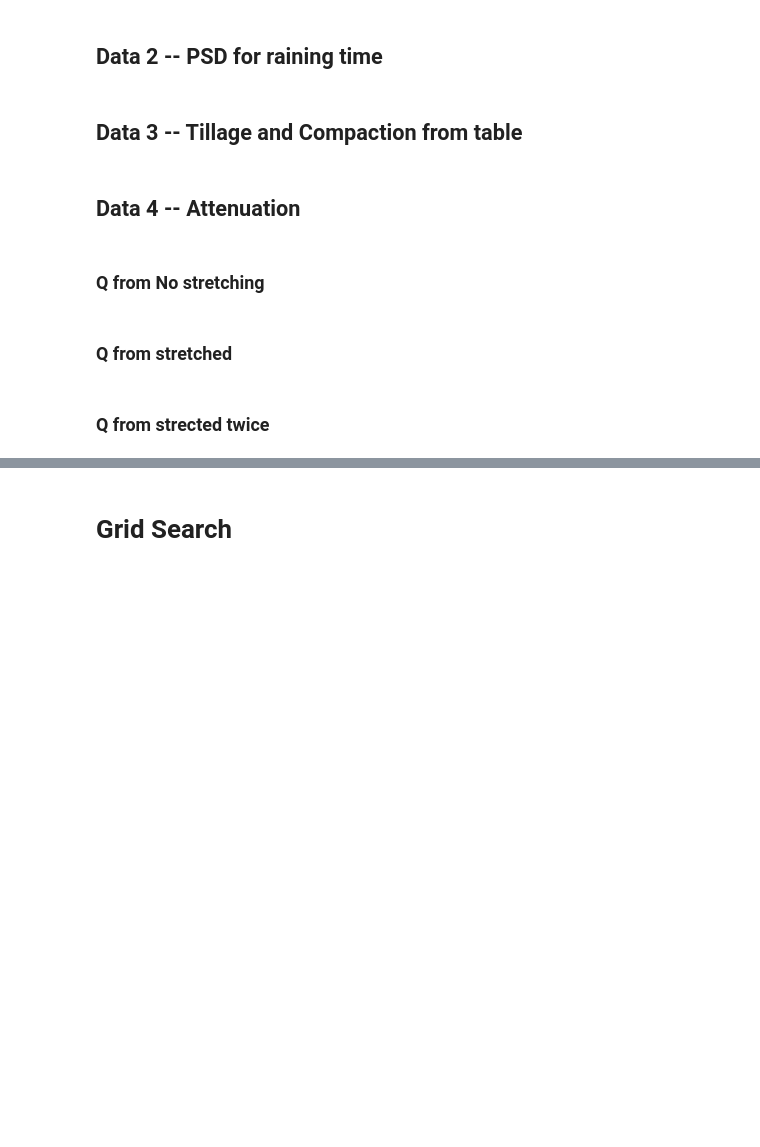
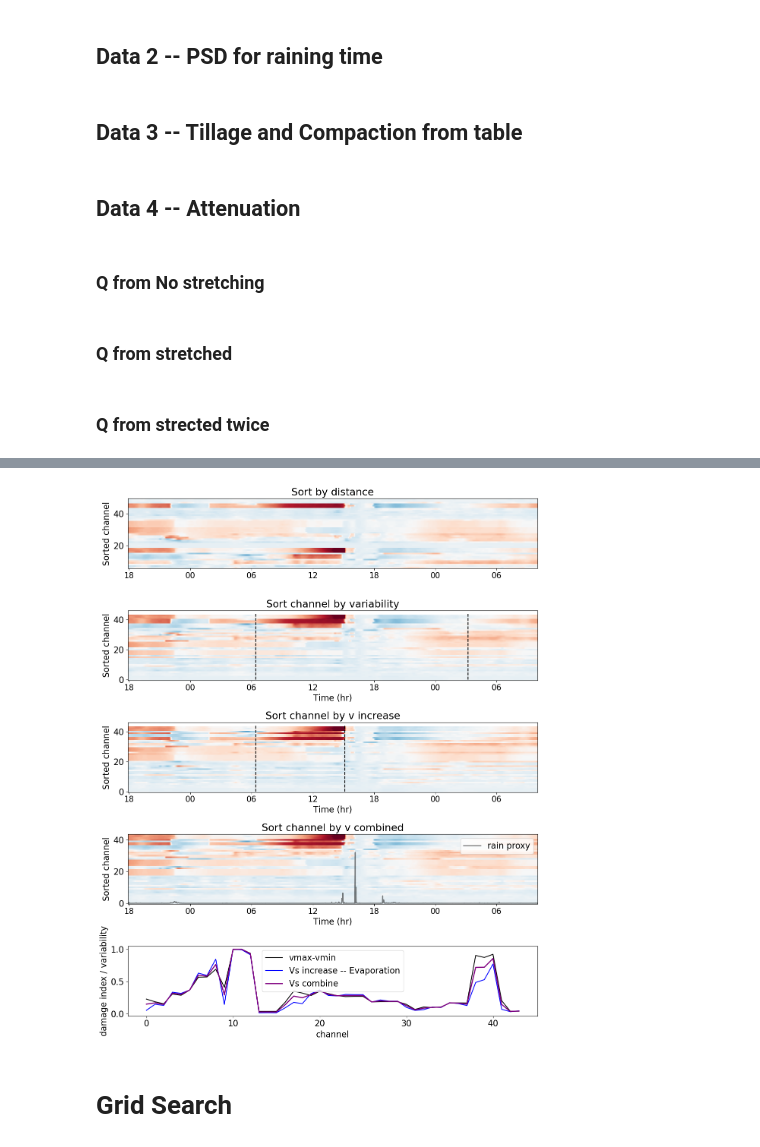
Before and after one commit to Denolle-Lab/FarmDAS, a Jupyter notebook: dvv_and_model/Fig3_spatial_damage.ipynb, the cells around one changed output, grey strips where cells are left out. Cells and saved outputs as stored; diff of their text form; code cells hidden in the pictures; blank space fills up the shorter version.

```diff
--- a/dvv_and_model/Fig3_spatial_damage.ipynb
+++ b/dvv_and_model/Fig3_spatial_damage.ipynb
@@ -31,17 +39,18 @@ dchan = 3.19
 #     amp = f['smooth1d_dvv'][:]
 
 
-with h5py.File('data/final_peaks_deRatio_2iterations.h5', 'r') as f:
+with h5py.File(os.path.join(data_dir, 'final_peaks_deRatio_3iterations.h5'), 'r') as f:
     deratio_dvv = f['deratio_dvv'][:]
 
 interp_f = interp1d(np.arange(0,2408,5), deratio_dvv, axis=-1, bounds_error=False, fill_value="extrapolate")
 interp_dvv = interp_f(np.arange(2408))
 amp = gaussian_filter1d(interp_dvv, sigma=4, axis=-1)
 
-minamp= np.nanmin(amp[:,800:1520], axis=1)
-maxamp= np.nanmax(amp[:,800:1520], axis=1)
+minamp= np.nanmin(amp[:,750:2000], axis=1)
+maxamp= np.nanmax(amp[:,750:2000], axis=1)
 
 dvv_range = maxamp - minamp
+# dvv_range = maxamp
 # %% [markdown]
 ## Data 2 -- PSD for raining time
 # %%
@@ -165,0 +126,83 @@ interp_paras.to_csv('data/interp_dv_tillage_tire.csv')
+# %%
+# with h5py.File('data/final_peaks_interp_smooth_15_60Hz.h5', 'r') as f:
+#     dvv_all = f['smooth1d_dvv'][:]
+
+# dvv_all = dvv_all - np.repeat(np.mean(dvv_all[:, 1345:1400], axis=1)[:, np.newaxis], 2408, axis=1)
+
+dvv_all = amp
+
+fig, axs = plt.subplots(5, 1, figsize=(12, 15), tight_layout=True)
+
+# Plot 1: Sort channel by mechanical damage
+axs[0].pcolormesh(np.arange(2408), np.arange(44)+6, dvv_all[6:], shading='auto', vmin=-0.5, vmax=0.6, cmap='RdBu_r')
+axs[0].set_title('Sort by distance')
+axs[0].set_xticks(xax)
+axs[0].set_xticklabels(hrax, fontsize=15)
+axs[0].set_ylabel('Sorted channel')
+
+# Plot 2: Sort channel by variability
+trim_dvv = dvv_all[6:51, 750:2000]
+variability_all = np.nanmax(trim_dvv, axis=1) - np.nanmin(trim_dvv, axis=1)
+axs[4].plot(variability_all/np.nanmax(variability_all), color='black', label='vmax-vmin')
+variability_indices = np.argsort(variability_all) + 6
+
+axs[1].pcolormesh(np.arange(2408), np.arange(44), dvv_all[variability_indices], shading='auto', vmin=-0.5, vmax=0.6, cmap='RdBu_r')
+axs[1].set_title('Sort channel by variability')
+axs[1].set_xticks(xax)
+axs[1].set_xticklabels(hrax, fontsize=15)
+axs[1].set_xlabel('Time (hr)')
+axs[1].set_ylabel('Sorted channel')
+axs[1].vlines([750, 2000], 0, 44, color='k', linestyle='--')
+
+
+# Plot 3: Sort channel by v increase
+trim_dvv = dvv_all[6:51, 750:1275]
+variability_evap = np.nanmax(trim_dvv, axis=1) - np.nanmin(trim_dvv, axis=1)
+axs[4].plot(variability_evap/np.nanmax(variability_evap), color='blue', label='Vs increase -- Evaporation')
+variability_indices = np.argsort(variability_evap) + 6
+
+axs[2].pcolormesh(np.arange(2408), np.arange(44), dvv_all[variability_indices], shading='auto', vmin=-0.5, vmax=0.6, cmap='RdBu_r')
+axs[2].set_title('Sort channel by v increase')
+axs[2].set_xticks(xax)
+axs[2].set_xticklabels(hrax, fontsize=15)
+axs[2].set_xlabel('Time (hr)')
+axs[2].set_ylabel('Sorted channel')
+axs[2].vlines([750, 1275], 0, 44, color='k', linestyle='--')
+
+
+# # Plot 4: Sort channel by v drop
+# trim_dvv = dvv_all[6:51, 1105:1490]
+# variability = np.fabs(np.nanmean(trim_dvv[:, :150], axis=1) - np.nanmean(trim_dvv[:, -150:], axis=1))
+# axs[4].plot(variability/np.nanmax(variability), color='purple', label='Vs drop -- Precipitation', lw=2)
+# variability_indices = np.argsort(variability) + 6
+
+# im=axs[3].pcolormesh(np.arange(2408), np.arange(45), dvv_all[variability_indices], shading='auto', vmin=-0.4, vmax=0.6, cmap='RdBu_r')
+# axs[3].set_title('Sort channel by v drop')
+# axs[3].set_xticks(xax)
+# axs[3].set_xticklabels(hrax, fontsize=15)
+# axs[3].set_xlabel('Time (hr)')
+# axs[3].set_ylabel('Sorted channel')
+# axs[3].vlines([1105, 1255, 1340, 1490], 0, 44, color='k', linestyle='--')
+# axs[3].plot(ave_psd * 50, color='k', lw=2, alpha=0.5, label='rain proxy')
+# axs[3].legend()
+
+# Plot 4: Sort channel by 2+3
+
+variability = variability_all + variability_evap
+axs[4].plot(variability/np.nanmax(variability), color='purple', label='Vs combine', lw=2)
+variability_indices = np.argsort(variability) + 6
+
+im=axs[3].pcolormesh(np.arange(2408), np.arange(44), dvv_all[variability_indices], shading='auto', vmin=-0.5, vmax=0.6, cmap='RdBu_r')
+axs[3].set_title('Sort channel by v combined')
+axs[3].set_xticks(xax)
+axs[3].set_xticklabels(hrax, fontsize=15)
+axs[3].set_xlabel('Time (hr)')
+axs[3].set_ylabel('Sorted channel')
+axs[3].plot(ave_psd * 50, color='k', lw=2, alpha=0.5, label='rain proxy')
+axs[3].legend()
+
+# Plot 5: all spatial variabilities and damage index
+axs[4].set_ylabel('damage index / variability')
+axs[4].set_xlabel('channel')
+axs[4].legend()
+# %% [output]
@@ -166,3 +210,4 @@ interp_paras.to_csv('data/interp_dv_tillage_tire.csv')
+[figure, added]
 # %% [markdown]
 # Grid Search
 # %%
```
Also changed, not shown: parts of 17 cells of this notebook, 12 other files.
